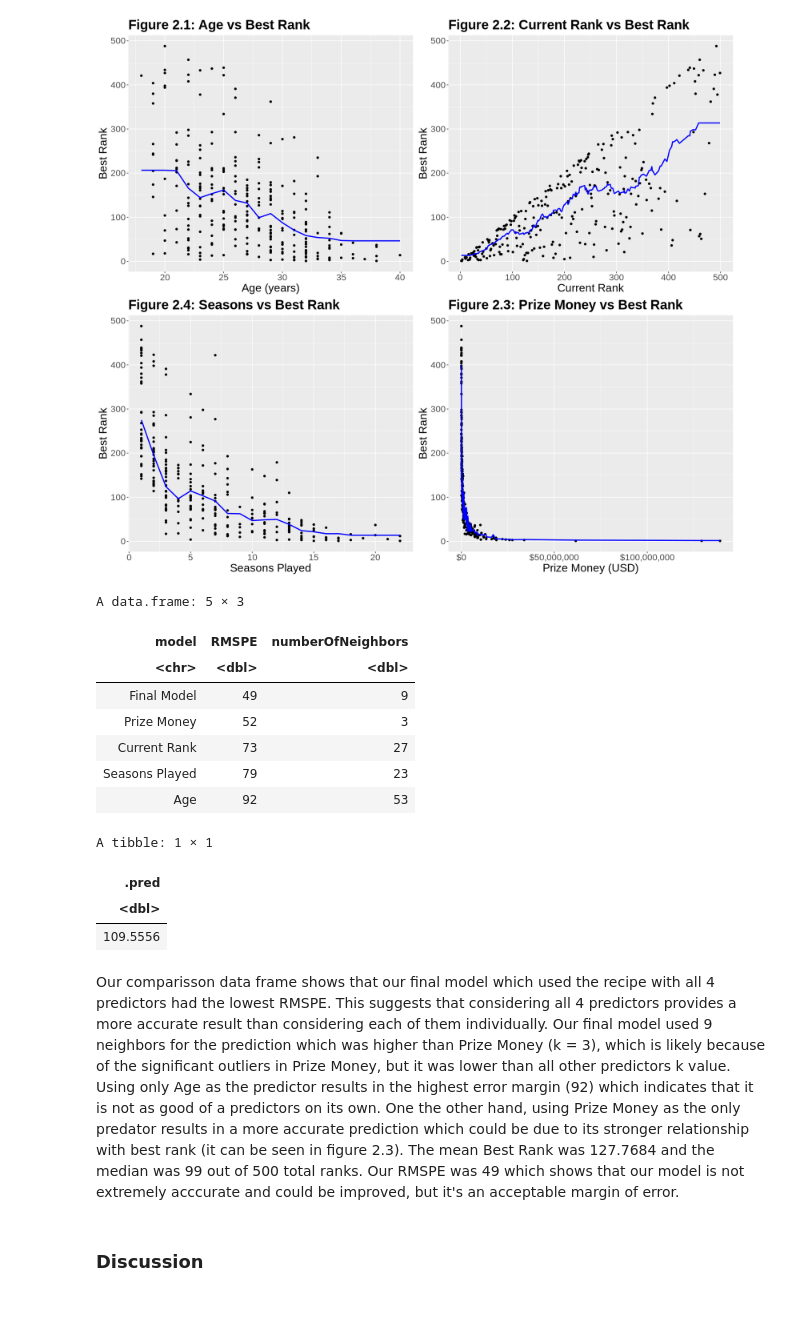
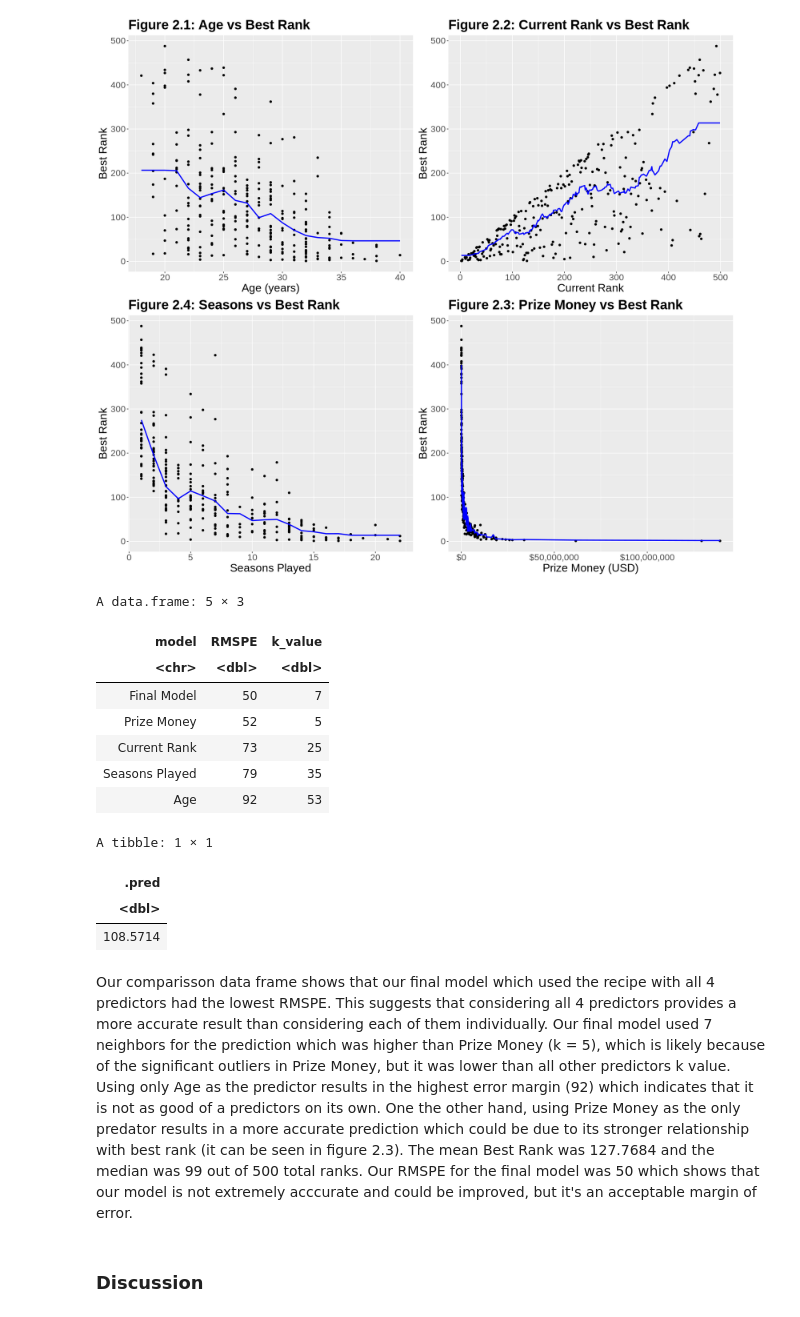
Before and after one commit to chaeyoonchang/dsci-100-group-007-33, a Jupyter notebook: report.ipynb, the cells around one changed output. Cells and saved outputs as stored; diff of their text form; code cells hidden in the pictures.

```diff
--- a/report.ipynb
+++ b/report.ipynb
@@ -747,11 +747,11 @@ head(result, n= 10)
 kmin_df <- result |>
     filter(mean == min(mean))
 
-kmin <- kmin_df |>
+kmin_f <- kmin_df |>
     pull(neighbors)
 
 kmin_df
-kmin
+kmin_f
 # %% [output]
 A tibble: 10 × 7
 | neighbors | .metric | .estimator | mean | n | std_err | .config |
@@ -776,5 +776,5 @@ Now we will use k = 9 to train the model.
 # %%
-tennis_data_specs_min <- nearest_neighbor(weight_func = "rectangular", neighbors = kmin) |>
+tennis_data_specs_min <- nearest_neighbor(weight_func = "rectangular", neighbors = kmin_f) |>
     set_engine("kknn") |>
     set_mode("regression")
 
@@ -818,22 +818,20 @@ plot_grid(age_plot, cr_plot, seasons_plot, pm_plot)
 # %%
 RMSPE <- c (age_rmspe, cr_rmspe, pm_rmspe, seasons_rmspe, all_rmspe)
 
 model <- c ("Age", "Current Rank", "Prize Money", "Seasons Played", "Final Model")
 
-number_Of_Neighbors <- c(kmin_age, kmin_cr, kmin_pm, kmin_seasons, kmin)
-
-comparison_df <- data.frame(model, RMSPE,numberOfNeighbors) |>
+comparison_df <- data.frame(model, RMSPE, k_value = c(kmin_age, kmin_cr, kmin_pm, kmin_seasons, kmin_f)) |>
     arrange(RMSPE)
 
 comparison_df
 # %% [output]
 A data.frame: 5 × 3
-| model | RMSPE | numberOfNeighbors |
+| model | RMSPE | k_value |
 | <chr> | <dbl> | <dbl> |
-| Final Model | 49 | 9 |
-| Prize Money | 52 | 3 |
-| Current Rank | 73 | 27 |
-| Seasons Played | 79 | 23 |
+| Final Model | 50 | 7 |
+| Prize Money | 52 | 5 |
+| Current Rank | 73 | 25 |
+| Seasons Played | 79 | 35 |
 | Age | 92 | 53 |
 # %%
 new_obs <- tibble(Age = 27, Current_Rank = 150, Seasons = 5, Prize_Money = 15000)
@@ -846,9 +844,9 @@ pred33
 A tibble: 1 × 1
 | .pred |
 | <dbl> |
-| 109.5556 |
+| 108.5714 |
 # %% [markdown]
-Our comparisson data frame shows that our final model which used the recipe with all 4 predictors had the lowest RMSPE. This suggests that considering all 4 predictors provides a more accurate result than considering each of them individually. Our final model used 9 neighbors for the prediction which was higher than Prize Money (k = 3), which is likely because of the significant outliers in Prize Money, but it was lower than all other predictors k value. Using only Age as the predictor results in the highest error margin (92) which indicates that it is not as good of a predictors on its own. One the other hand, using Prize Money as the only predator results in a more accurate prediction which could be due to its stronger relationship with best rank (it can be seen in figure 2.3). The mean Best Rank was 127.7684 and the median was 99 out of 500 total ranks. Our RMSPE was 49 which shows that our model is not extremely acccurate and could be improved, but it's an acceptable margin of error.
+Our comparisson data frame shows that our final model which used the recipe with all 4 predictors had the lowest RMSPE. This suggests that considering all 4 predictors provides a more accurate result than considering each of them individually. Our final model used 7 neighbors for the prediction which was higher than Prize Money (k = 5), which is likely because of the significant outliers in Prize Money, but it was lower than all other predictors k value. Using only Age as the predictor results in the highest error margin (92) which indicates that it is not as good of a predictors on its own. One the other hand, using Prize Money as the only predator results in a more accurate prediction which could be due to its stronger relationship with best rank (it can be seen in figure 2.3). The mean Best Rank was 127.7684 and the median was 99 out of 500 total ranks. Our RMSPE for the final model was 50 which shows that our model is not extremely acccurate and could be improved, but it's an acceptable margin of error.
 # %% [markdown]
 ### Discussion
 # %% [markdown]
```
Also changed, not shown: parts of 3 cells of this notebook.
